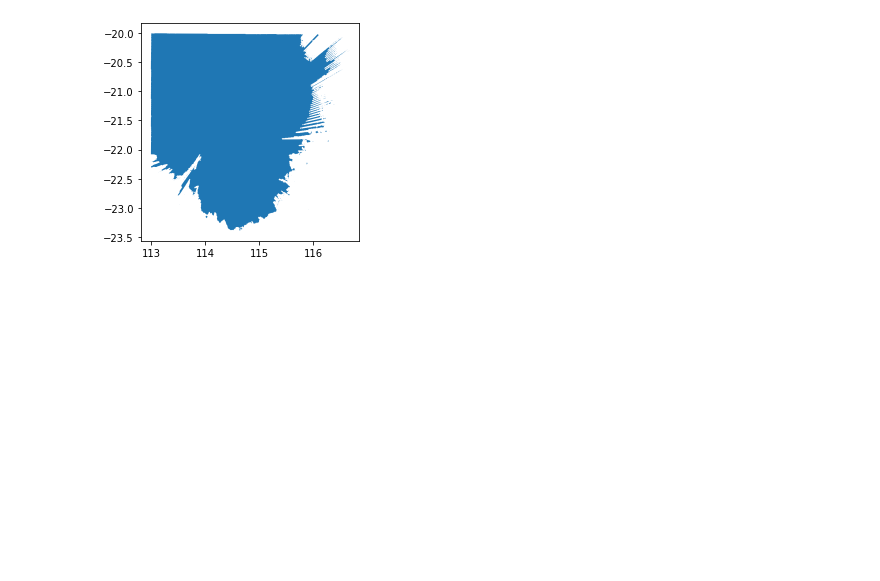
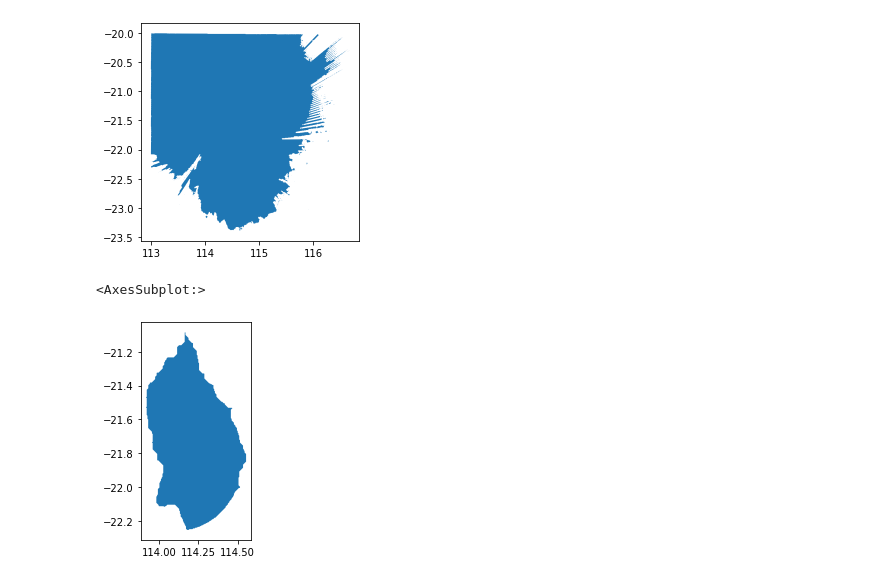
Before and after one commit to navnith-reddy/poly2hcis, a Jupyter notebook: poly2hcis.ipynb, the cells around one changed output. Cells and saved outputs as stored; diff of their text form; code cells hidden in the pictures; blank space fills up the shorter version.

```diff
--- a/poly2hcis.ipynb
+++ b/poly2hcis.ipynb
@@ -16,5 +16,12 @@ inBand.plot()
 # %% [output]
 <AxesSubplot:>
 [figure]
+# %%
+oob = gpd.read_file("DARCtoAWLoob.kml", driver='KML')
+oob = oob.to_crs(epsg=4283)
+oob.plot()
+# %% [output]
+<AxesSubplot:>
+[figure, added]
 # %%
 
```
Also changed, not shown: parts of 6 cells of this notebook, 3 other files.
